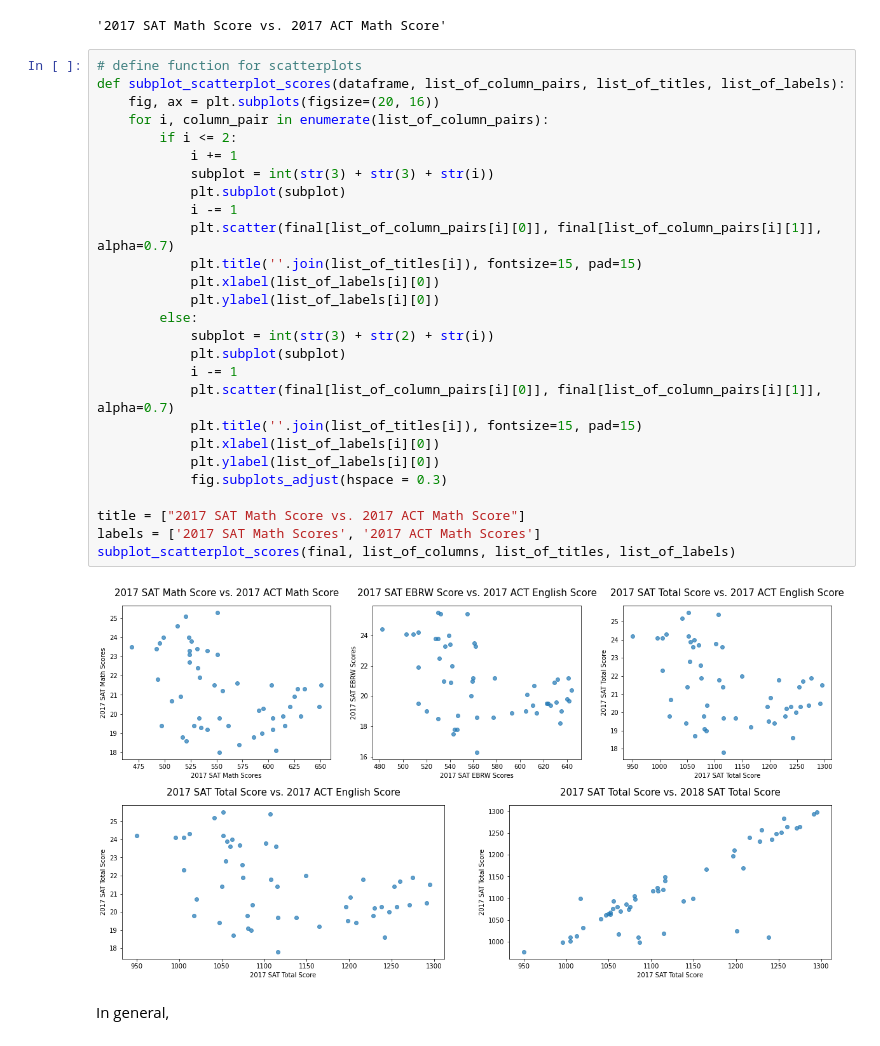
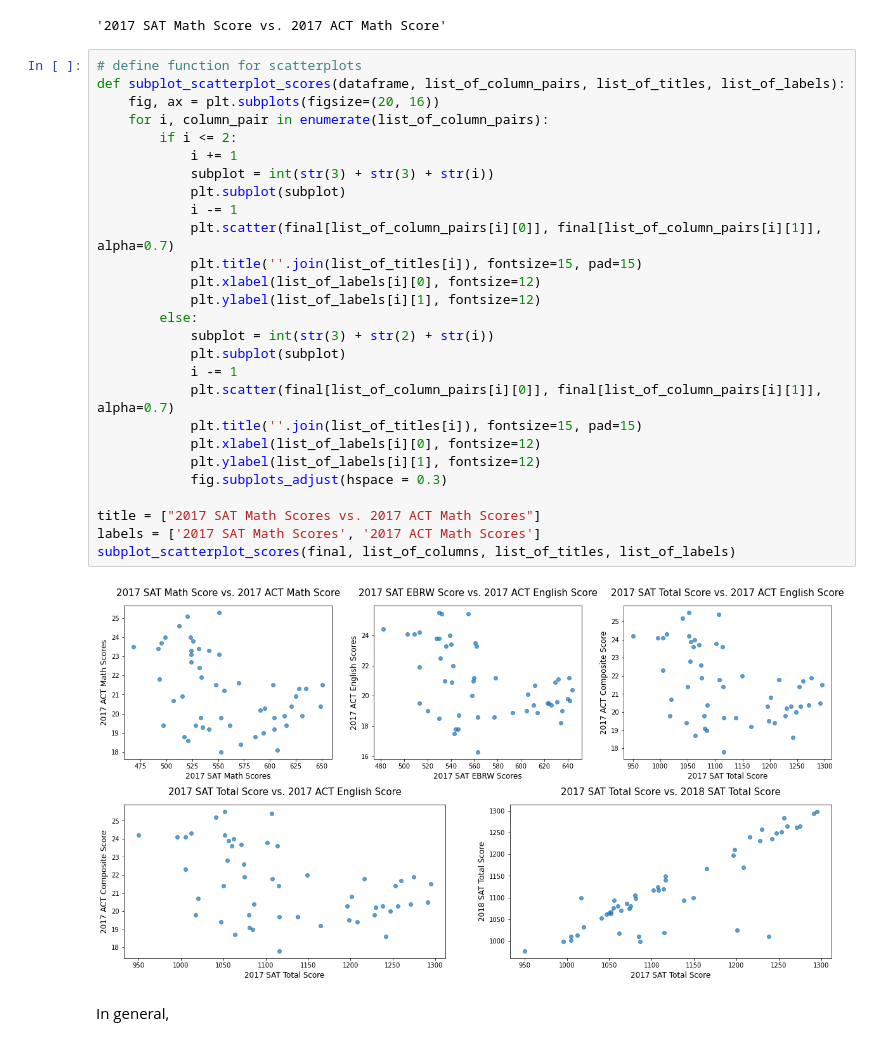
Before and after one commit to EricHeidbreder/GA_projects, a Jupyter notebook: projects/project-1-master/code/sat_act_data_HEIDBREDER.ipynb, the cells around one changed output. Saved outputs shown, nothing was run; the diff lists cells and outputs as text.

```diff
--- a/projects/project-1-master/code/sat_act_data_HEIDBREDER.ipynb
+++ b/projects/project-1-master/code/sat_act_data_HEIDBREDER.ipynb
@@ -1149,32 +1151,32 @@ list_of_columns = [['math_sat_2017', 'math_act_2017'], ['ebrw_sat_2017', 'englis
 # %%
 # define function for scatterplots
 def subplot_scatterplot_scores(dataframe, list_of_column_pairs, list_of_titles, list_of_labels):
     fig, ax = plt.subplots(figsize=(20, 16))
     for i, column_pair in enumerate(list_of_column_pairs):
         if i <= 2:
             i += 1
             subplot = int(str(3) + str(3) + str(i))
             plt.subplot(subplot)
             i -= 1
             plt.scatter(final[list_of_column_pairs[i][0]], final[list_of_column_pairs[i][1]], alpha=0.7)
             plt.title(''.join(list_of_titles[i]), fontsize=15, pad=15)
-            plt.xlabel(list_of_labels[i][0])
-            plt.ylabel(list_of_labels[i][0])
+            plt.xlabel(list_of_labels[i][0], fontsize=12)
+            plt.ylabel(list_of_labels[i][1], fontsize=12)
         else:
             subplot = int(str(3) + str(2) + str(i))
             plt.subplot(subplot)
             i -= 1
             plt.scatter(final[list_of_column_pairs[i][0]], final[list_of_column_pairs[i][1]], alpha=0.7)
             plt.title(''.join(list_of_titles[i]), fontsize=15, pad=15)
-            plt.xlabel(list_of_labels[i][0])
-            plt.ylabel(list_of_labels[i][0])
+            plt.xlabel(list_of_labels[i][0], fontsize=12)
+            plt.ylabel(list_of_labels[i][1], fontsize=12)
             fig.subplots_adjust(hspace = 0.3)
 
-title = ["2017 SAT Math Score vs. 2017 ACT Math Score"]
+title = ["2017 SAT Math Scores vs. 2017 ACT Math Scores"]
 labels = ['2017 SAT Math Scores', '2017 ACT Math Scores']
 subplot_scatterplot_scores(final, list_of_columns, list_of_titles, list_of_labels)
 # %% [output]
-[figure, old version]
+[figure, new version]
 # %% [markdown]
 In general,
 # %% [markdown]
```
Also changed, not shown: parts of 11 cells of this notebook.
